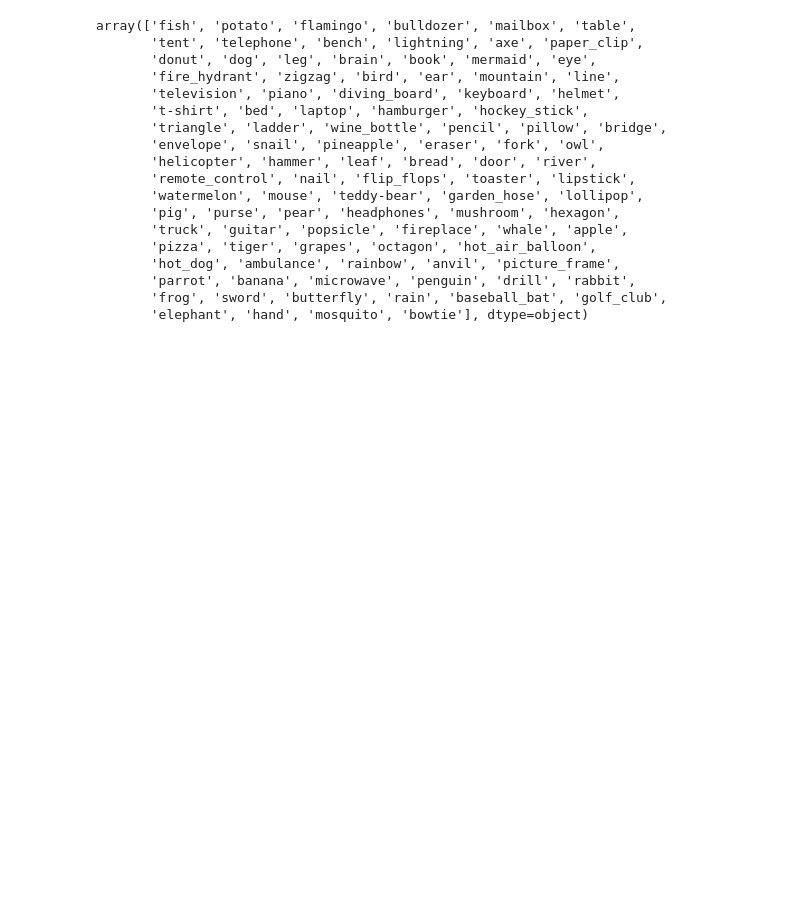
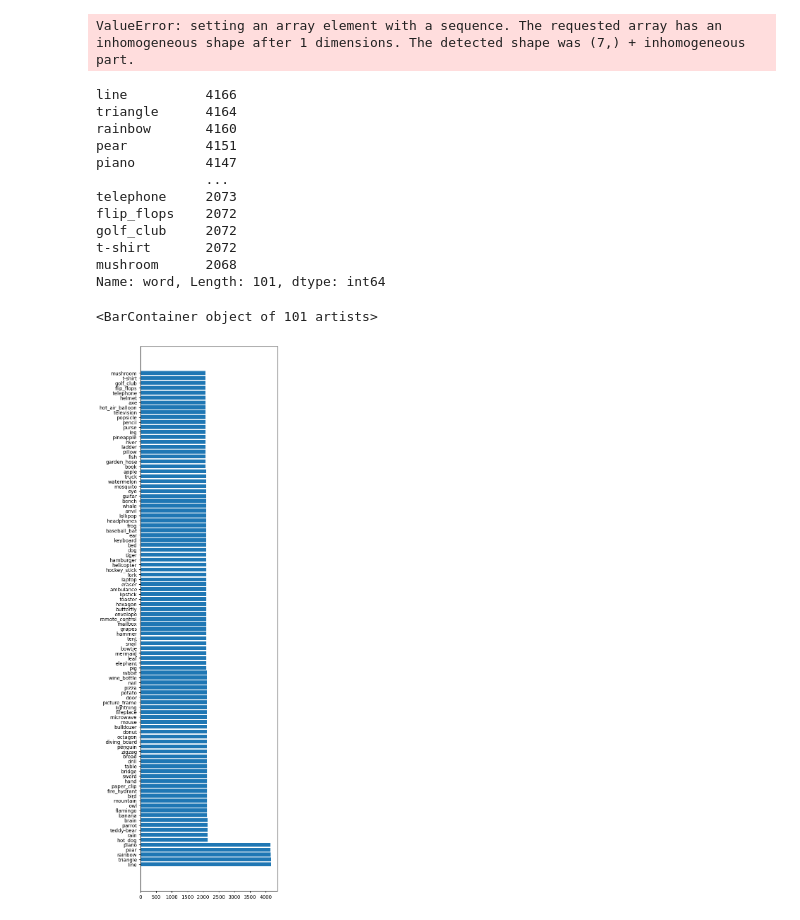
Before and after one commit to shabarish169/Doodle-Detectives, a Jupyter notebook: doodle_detectives_preprocessing.ipynb, the cells around one changed output. Saved outputs shown, nothing was run; the diff lists cells and outputs as text; code cells hidden in the pictures; blank space fills up the shorter version.

Commit message:
Initial data visualisation done

```diff
--- a/doodle_detectives_preprocessing.ipynb
+++ b/doodle_detectives_preprocessing.ipynb
@@ -10,7 +10,7 @@ np.random.seed(0)
 mini_batch_size = 128
 n_epochs = 1
 # %%
-df = pd.read_csv('doodle-detectives-aiclubiitm/train_images.csv')
+df = pd.read_csv('doodle-detectives-aiclubiitm/train.csv')#, dtype={'drawing': np.array})
 # %%
 from PIL import Image, ImageDraw
 import numpy as np
@@ -49,4 +49,5 @@ def calculate_bounding_box(drawing):
 
     return min_x, min_y, max_x, max_y
 # %%
-# df['drawing'] = df['drawing'].map(vector_to_numpy)
+df['drawing'] = df['drawing'].map(vector_to_numpy)
+# df.to_csv('doodle-detectives-aiclubiitm/train_images.csv', index=False)
@@ -66,0 +74,10 @@ plt.subplots_adjust(bottom=0, top=1.5)
+# %%
+# df_h = pd.read_hdf('doodle-detectives-aiclubiitm/train_hdf5.csv', 'table')
+import ast
+def from_np_array(array_string):
+    array_string = ','.join(array_string.replace('[ ', '[').split())
+    return np.array(ast.literal_eval(array_string))
+df_c = pd.read_csv('doodle-detectives-aiclubiitm/train_images.csv', converters={'drawing': from_np_array})
+# df_c['drawing'] = df_c['drawing'].map(lambda string: ast.literal_eval(string.replace('\n', ' ')))
+# %% [output]
+ValueError: setting an array element with a sequence. The requested array has an inhomogeneous shape after 1 dimensions. The detected shape was (7,) + inhomogeneous part.
@@ -67 +86,26 @@ plt.subplots_adjust(bottom=0, top=1.5)
+# %%
+classes = df['word'].unique()
+# %%
+plt.figure(figsize=(5, 20))
+graph = dict.fromkeys(classes)
+# for word in graph:
+    # graph[word] = (len(df['word'][df['recognized'] == True]),len(df['word'][df['recognized'] == False]))
+graph = df[df['recognized'] == True]['word'].value_counts()
+print(graph)
+plt.barh(graph.index, graph)
+# %% [output]
+line          4166
+triangle      4164
+rainbow       4160
+pear          4151
+piano         4147
+              ...
+telephone     2073
+flip_flops    2072
+golf_club     2072
+t-shirt       2072
+mushroom      2068
+Name: word, Length: 101, dtype: int64
+<BarContainer object of 101 artists>
+[figure, added]
 # %%
@@ -69,21 +112,0 @@ plt.subplots_adjust(bottom=0, top=1.5)
-# %%
-df['word'].unique()
-# %% [output]
-array(['fish', 'potato', 'flamingo', 'bulldozer', 'mailbox', 'table',
-       'tent', 'telephone', 'bench', 'lightning', 'axe', 'paper_clip',
-       'donut', 'dog', 'leg', 'brain', 'book', 'mermaid', 'eye',
-       'fire_hydrant', 'zigzag', 'bird', 'ear', 'mountain', 'line',
-       'television', 'piano', 'diving_board', 'keyboard', 'helmet',
-       't-shirt', 'bed', 'laptop', 'hamburger', 'hockey_stick',
-       'triangle', 'ladder', 'wine_bottle', 'pencil', 'pillow', 'bridge',
-       'envelope', 'snail', 'pineapple', 'eraser', 'fork', 'owl',
-       'helicopter', 'hammer', 'leaf', 'bread', 'door', 'river',
-       'remote_control', 'nail', 'flip_flops', 'toaster', 'lipstick',
-       'watermelon', 'mouse', 'teddy-bear', 'garden_hose', 'lollipop',
-       'pig', 'purse', 'pear', 'headphones', 'mushroom', 'hexagon',
-       'truck', 'guitar', 'popsicle', 'fireplace', 'whale', 'apple',
-       'pizza', 'tiger', 'grapes', 'octagon', 'hot_air_balloon',
-       'hot_dog', 'ambulance', 'rainbow', 'anvil', 'picture_frame',
-       'parrot', 'banana', 'microwave', 'penguin', 'drill', 'rabbit',
-       'frog', 'sword', 'butterfly', 'rain', 'baseball_bat', 'golf_club',
-       'elephant', 'hand', 'mosquito', 'bowtie'], dtype=object)
```
Also changed, not shown: parts of 5 cells of this notebook.
